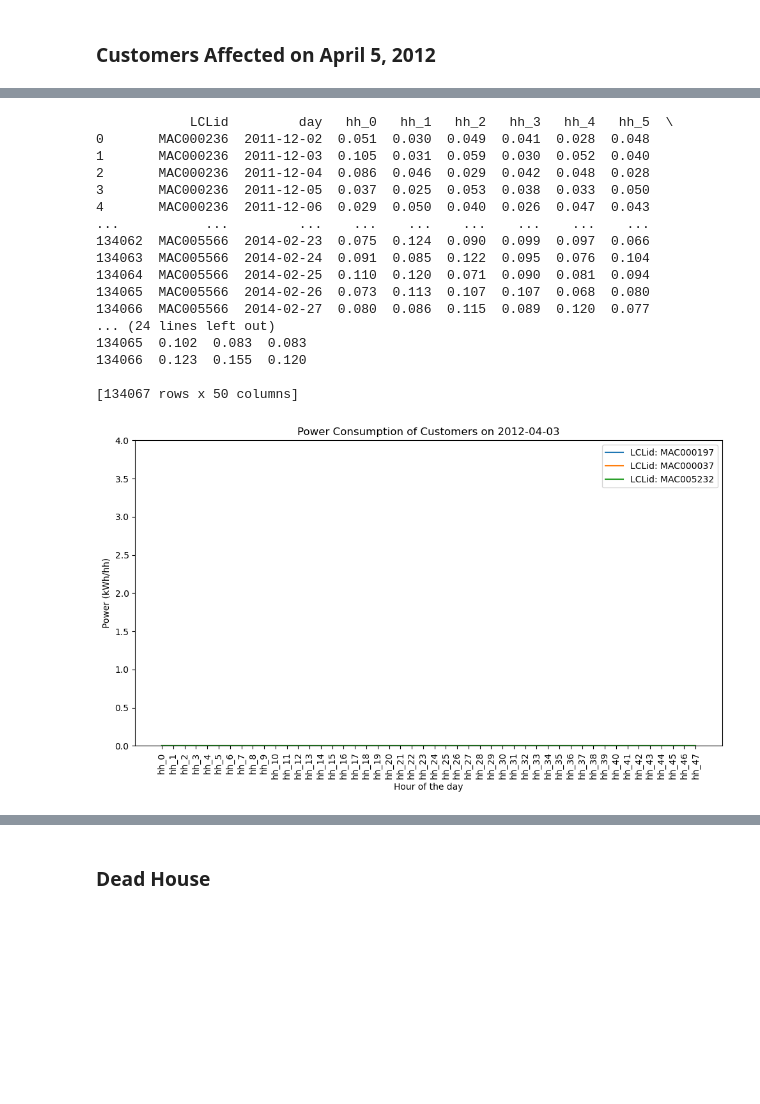
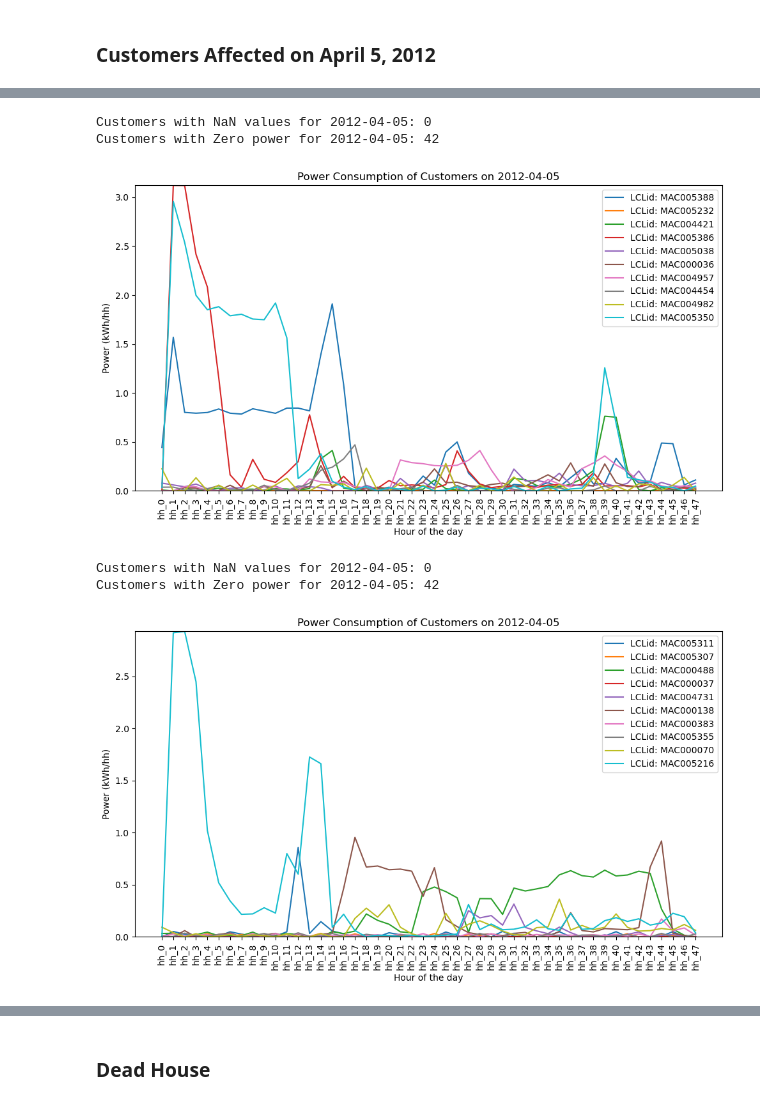
Before and after one commit to brepowell/EnergyConsumption, a Jupyter notebook: LondonDataExploration.ipynb, the cells around one changed output, grey strips where cells are left out. Cells and saved outputs as stored; diff of their text form; code cells hidden in the pictures; blank space fills up the shorter version.

```diff
--- a/LondonDataExploration.ipynb
+++ b/LondonDataExploration.ipynb
@@ -606,7 +610,7 @@ import matplotlib.pyplot as plt
 y_min = 0
 y_max = 4
 
-def plotDay(data, customers, day):
+def plotDayConsumptionLine(data, customers, day):
     global y_min, y_max  # Use global variables to track min and max values
 
     # Grab only the information from that day
@@ -743,22 +747,34 @@ Number of customers with total blackout on 2012-04-05: 3
-# %%
-dayToExamine = "2012-04-03"
-plotDay(londonDataSortedByDay, subsetOfcustomersBlackedOutDf, dayToExamine)
-# %% [output]
-            LCLid         day   hh_0   hh_1   hh_2   hh_3   hh_4   hh_5  \
-0       MAC000236  2011-12-02  0.051  0.030  0.049  0.041  0.028  0.048
-1       MAC000236  2011-12-03  0.105  0.031  0.059  0.030  0.052  0.040
-2       MAC000236  2011-12-04  0.086  0.046  0.029  0.042  0.048  0.028
-3       MAC000236  2011-12-05  0.037  0.025  0.053  0.038  0.033  0.050
-4       MAC000236  2011-12-06  0.029  0.050  0.040  0.026  0.047  0.043
-...           ...         ...    ...    ...    ...    ...    ...    ...
-134062  MAC005566  2014-02-23  0.075  0.124  0.090  0.099  0.097  0.066
-134063  MAC005566  2014-02-24  0.091  0.085  0.122  0.095  0.076  0.104
-134064  MAC005566  2014-02-25  0.110  0.120  0.071  0.090  0.081  0.094
-134065  MAC005566  2014-02-26  0.073  0.113  0.107  0.107  0.068  0.080
-134066  MAC005566  2014-02-27  0.080  0.086  0.115  0.089  0.120  0.077
-... (24 lines left out)
-134065  0.102  0.083  0.083
-134066  0.123  0.155  0.120
-
-[134067 rows x 50 columns]
-[figure, removed]
+# %%
+def getCustomersAffectedByOutage(day):
+    oneDay = londonDataSortedByDay[londonDataSortedByDay["day"] == dayToExamine]
+    nanBoolean = oneDay.isna()
+    nanRows = nanBoolean[nanBoolean['LCLid'] == True]
+
+    print("Customers with NaN values for {}: {}".format(day, nanRows.shape[0]))
+    zeroRows = oneDay[(oneDay == 0).any(axis=1)]
+
+    print("Customers with Zero power for {}: {}".format(day, zeroRows.shape[0]))
+
+    return zeroRows["LCLid"]
+
+lostPower = getCustomersAffectedByOutage(dayToExamine)
+lostPowerSubset = lostPower[0:10]
+
+y_min = 0
+y_max = 2.5
+plotDayConsumptionLine(londonDataSortedByDay, lostPowerSubset, dayToExamine)
+# %% [output]
+Customers with NaN values for 2012-04-05: 0
+Customers with Zero power for 2012-04-05: 42
+[figure, added]
+# %%
+lostPower = getCustomersAffectedByOutage(dayToExamine)
+lostPowerSubset = lostPower[10:20]
+
+y_min = 0
+y_max = 2.5
+plotDayConsumptionLine(londonDataSortedByDay, lostPowerSubset, dayToExamine)
+# %% [output]
+Customers with NaN values for 2012-04-05: 0
+Customers with Zero power for 2012-04-05: 42
+[figure, added]
```
Also changed, not shown: parts of 35 cells of this notebook.
